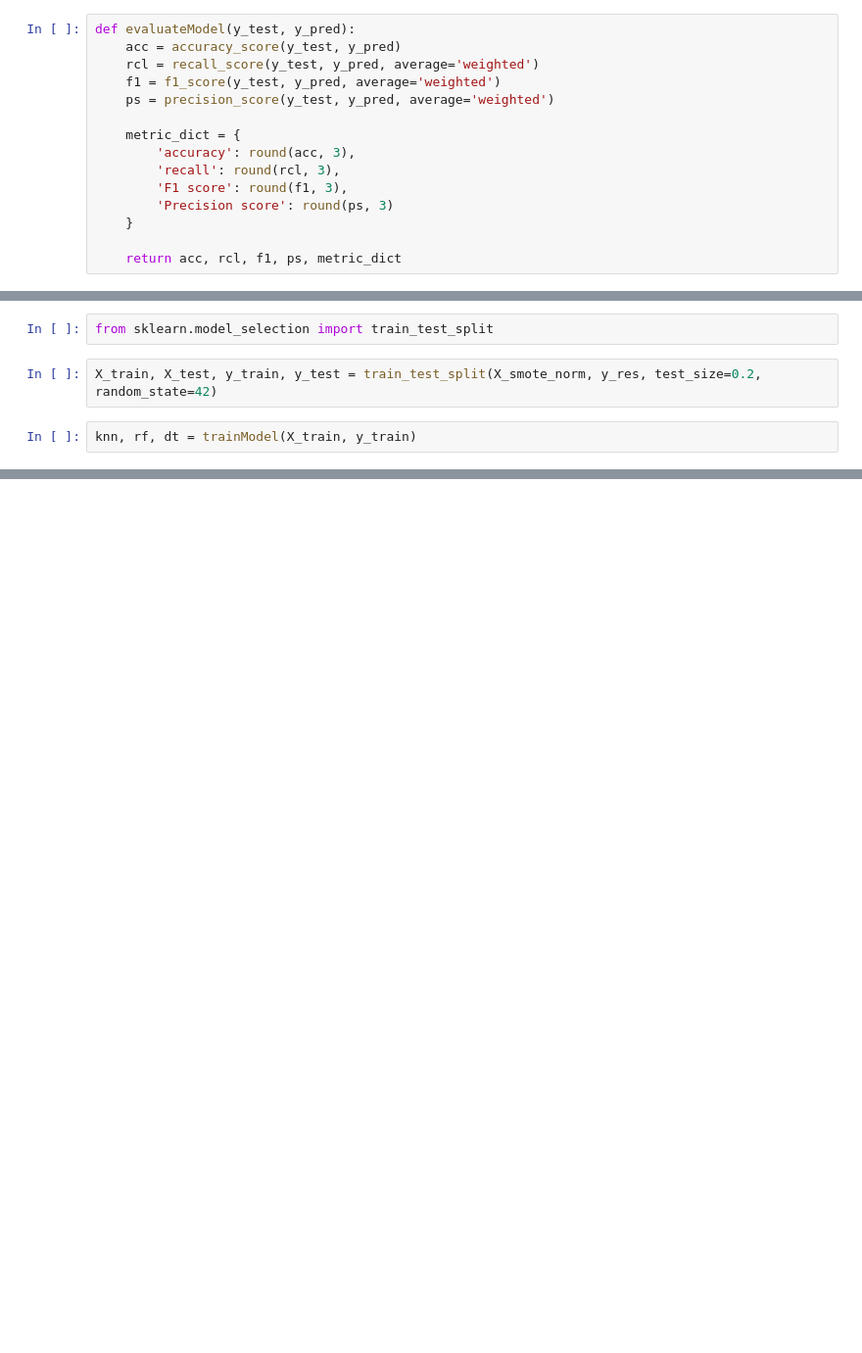
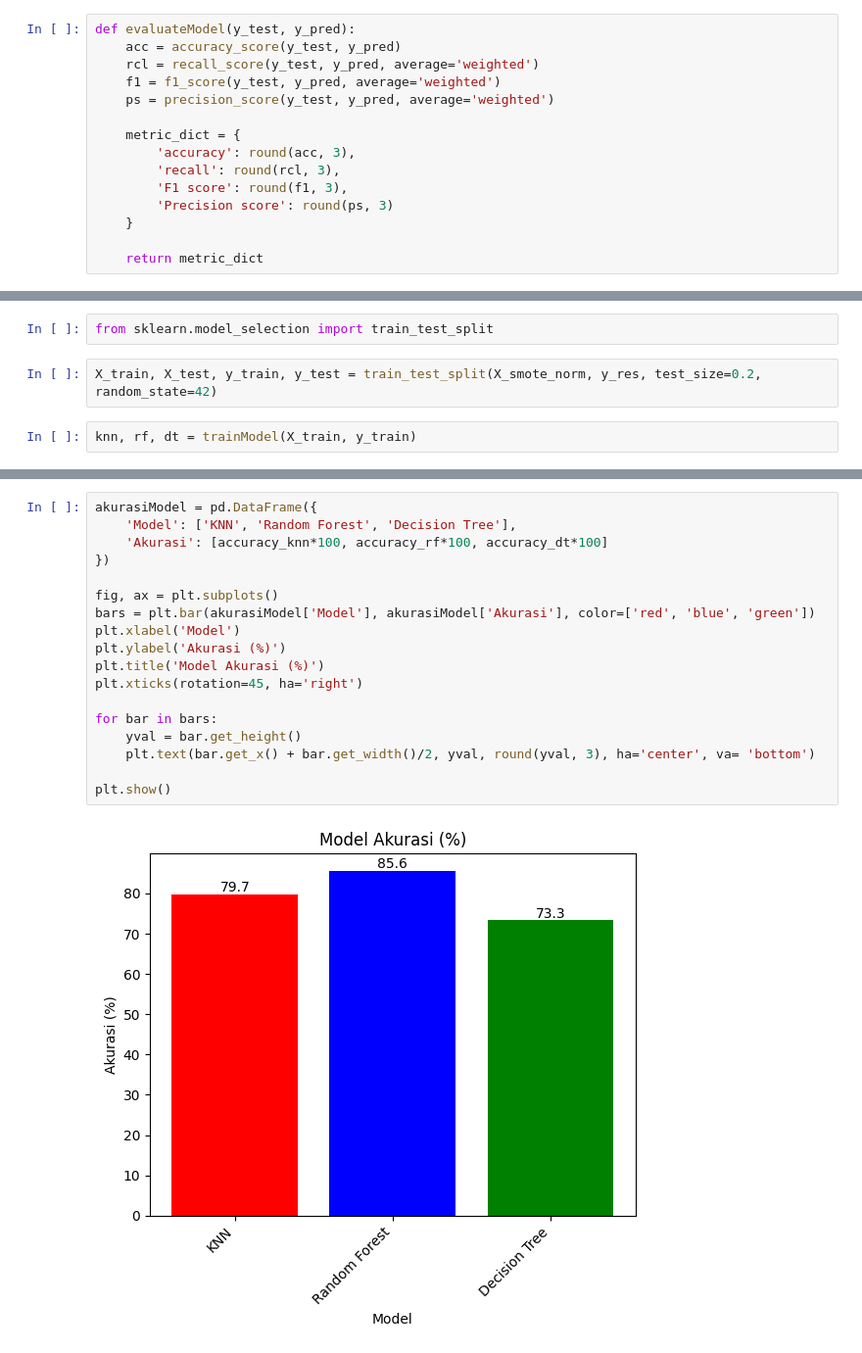
Before and after one commit to drchmsyh/BENGKOD-CAPSTONE-DS, a Jupyter notebook: bengkod_capstone.ipynb, the cells around one changed output, grey strips where cells are left out. Shown: that part at 98% size. Saved outputs shown, nothing was run; the diff lists cells and outputs as text; blank space fills up the shorter version.

```diff
--- a/bengkod_capstone.ipynb
+++ b/bengkod_capstone.ipynb
@@ -406,4 +406,4 @@ def evaluateModel(y_test, y_pred):
         'Precision score': round(ps, 3)
     }
 
-    return acc, rcl, f1, ps, metric_dict
+    return metric_dict
@@ -490,0 +537,20 @@ Evaluate KNN : {'accuracy': 0.743, 'recall': np.float64(0.743), 'F1 score': np.f
+# %%
+akurasiModel = pd.DataFrame({
+    'Model': ['KNN', 'Random Forest', 'Decision Tree'],
+    'Akurasi': [accuracy_knn*100, accuracy_rf*100, accuracy_dt*100]
+})
+
+fig, ax = plt.subplots()
+bars = plt.bar(akurasiModel['Model'], akurasiModel['Akurasi'], color=['red', 'blue', 'green'])
+plt.xlabel('Model')
+plt.ylabel('Akurasi (%)')
+plt.title('Model Akurasi (%)')
+plt.xticks(rotation=45, ha='right')
+
+for bar in bars:
+    yval = bar.get_height()
+    plt.text(bar.get_x() + bar.get_width()/2, yval, round(yval, 3), ha='center', va= 'bottom')
+
+plt.show()
+# %% [output]
+[figure, added]
```
Also changed, not shown: parts of 8 cells of this notebook.
